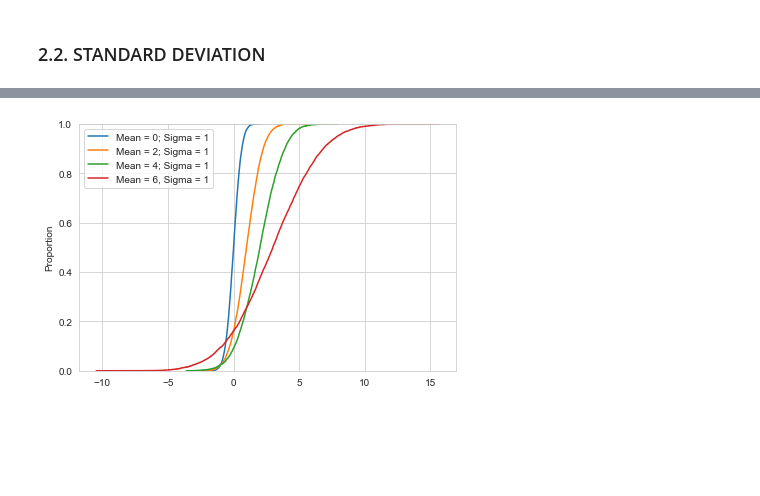
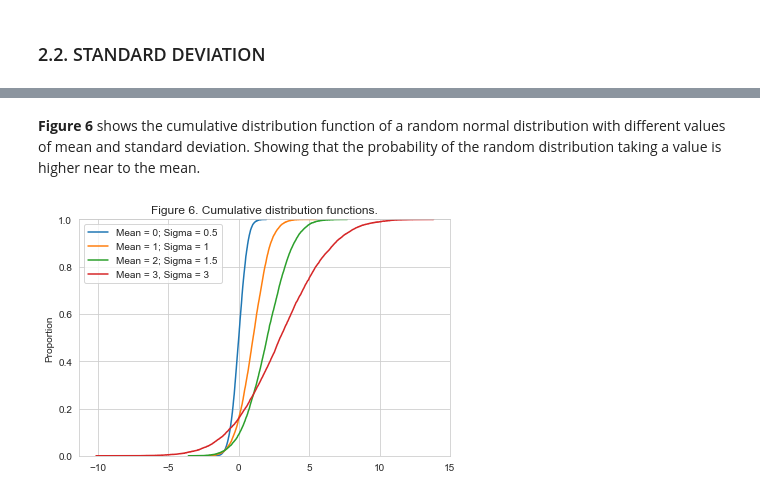
Before and after one commit to RobVergano/FDA_Assessment_22-23, a Jupyter notebook: Normal Distribution.ipynb, the cells around one changed output, grey strips where cells are left out. Saved outputs shown, nothing was run; the diff lists cells and outputs as text; code cells hidden in the pictures; blank space fills up the shorter version.

```diff
--- a/Normal Distribution.ipynb
+++ b/Normal Distribution.ipynb
@@ -108,6 +118,8 @@ plt.tight_layout()
 # %% [markdown]
 We can observe how most of the values cluster around the mean. This pattern can be observed across different means.(**Figure 2**)
 # %%
+# Figure 2. Kernel density estimation from different means.
+
 # We are going to plot 4 density curves with different means and same sigmas
 
 # We create 4 different random normal distributions:
@@ -116,6 +128,7 @@ b3 = rng.normal(2,1,size)
 c3 = rng.normal(4,1,size)
 d3 = rng.normal(6,1,size)
 
+sns.set_style('whitegrid')
 # "sns.kdeplot" to plot the kernel density estimation (12)
 sns.kdeplot(a3, label = "Mean = 0").set(title="Figure 2. Kernel density estimation from different means.")
 sns.kdeplot(b3, label = "Mean = 2")
@@ -149,12 +152,17 @@ plt.axvline(-3, color ="g", linestyle = "dashed")
 # %%
-# Plot 4 density curves with same mean and different sigmas
+# Figure 3. Kernel density estimation from different standard deviations.
 
+# We are going to plot 4 density curves with same mean and different values of standard deviations.
+
+# We create 4 different random normal distributions.
 a = rng.normal(mu,0.5,size)
 b = rng.normal(mu,1,size)
 c = rng.normal(mu,1.5,size)
 d = rng.normal(mu,3,size)
 
-sns.kdeplot(a, label = "Sigma = 0.5")
+sns.set_style('whitegrid')
+# "sns.kdeplot" to plot the kernel density estimation (12)
+sns.kdeplot(a, label = "Sigma = 0.5").set(title="Figure 3. Kernel density estimation from different standard deviations.")
 sns.kdeplot(b, label = "Sigma = 1")
 sns.kdeplot(c, label = "Sigma = 1.5")
 sns.kdeplot(d, label = "Sigma = 3")
@@ -166,0 +183,10 @@ plt.tight_layout()
+# %%
+# Figure 4. The empirical rule of the normal distribution.
+sns.set_style('whitegrid')
+sns.kdeplot(x).set(title="Figure 4. The empirical rule of the normal distribution.")
+plt.axvline(1, color ="k", linestyle = "dashed")
+plt.axvline(-1, color ="k", linestyle = "dashed")
+plt.axvline(2, color ="r", linestyle = "dashed")
+plt.axvline(-2, color ="r", linestyle = "dashed")
+plt.axvline(3, color ="g", linestyle = "dashed")
+plt.axvline(-3, color ="g", linestyle = "dashed")
@@ -167,12 +241,13 @@ plt.tight_layout()
 # %%
-# Plot different density curves with different means and sigmas
+# Figure 5. Plot different density curves with different means and standard deviations.
 
 a1 = rng.normal(0,0.5,size)
 b1 = rng.normal(1,1,size)
 c1 = rng.normal(2,1.5,size)
 d1 = rng.normal(3,3,size)
 
-sns.kdeplot(a1, label = "Mean = 0; Sigma = 0.5")
+sns.set_style('whitegrid')
+sns.kdeplot(a1, label = "Mean = 0; Sigma = 0.5").set(title="Figure 5. Changes on the shape of the density curve depending on the mean and standard deviation")
 sns.kdeplot(b1, label = "Mean = 1; Sigma = 1")
 sns.kdeplot(c1, label = "Mean = 2; Sigma = 1.5")
 sns.kdeplot(d1, label = "Mean = 3, Sigma = 3")
@@ -185,18 +284,18 @@ plt.tight_layout()
+# %% [markdown]
+**Figure 6** shows the cumulative distribution function of a random normal distribution with different values of mean and standard deviation. Showing that the probability of the random distribution taking a value is higher near to the mean.
 # %%
-# cumulative distribution functions.
+# Figure 6. Cumulative distribution functions.
 
-a2 = rng.normal(0,1,size)
-b2 = rng.normal(2,1,size)
-c2 = rng.normal(4,1,size)
-d2 = rng.normal(6,1,size)
+sns.set_style('whitegrid')
 
-sns.ecdfplot(a1, label = "Mean = 0; Sigma = 1")
-sns.ecdfplot(b1, label = "Mean = 2; Sigma = 1")
-sns.ecdfplot(c1, label = "Mean = 4; Sigma = 1")
-sns.ecdfplot(d1, label = "Mean = 6, Sigma = 1")
+# "sns.ecdfplot" to plot empirical cumulative distribution functions.
+sns.ecdfplot(a1, label = "Mean = 0; Sigma = 0.5").set(title="Figure 6. Cumulative distribution functions.")
+sns.ecdfplot(b1, label = "Mean = 1; Sigma = 1")
+sns.ecdfplot(c1, label = "Mean = 2; Sigma = 1.5")
+sns.ecdfplot(d1, label = "Mean = 3, Sigma = 3")
 
 plt.legend()
 
 plt.tight_layout()
 # %% [output]
-[figure, old version]
+[figure, new version]
```
Also changed, not shown: parts of 53 cells of this notebook.
